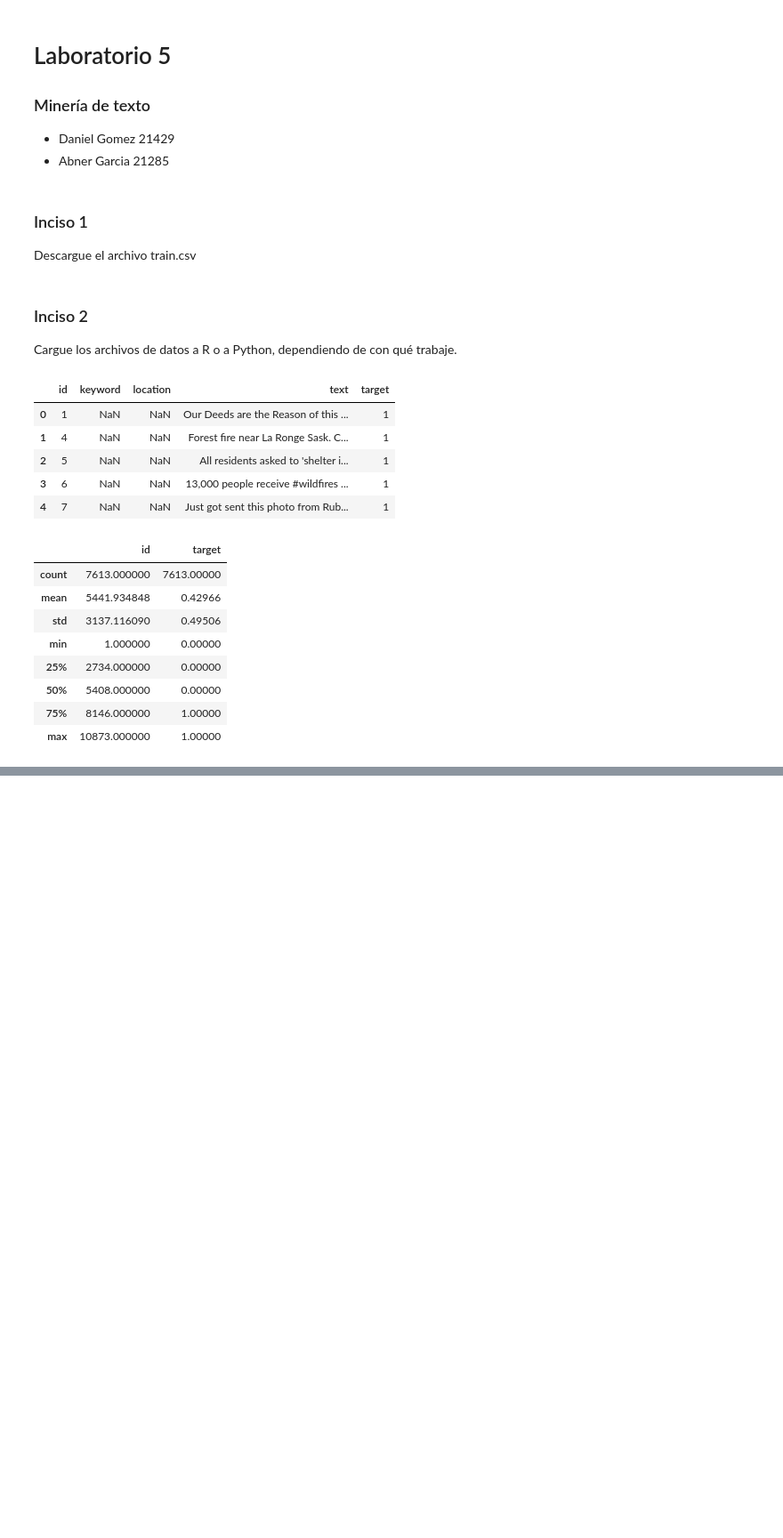
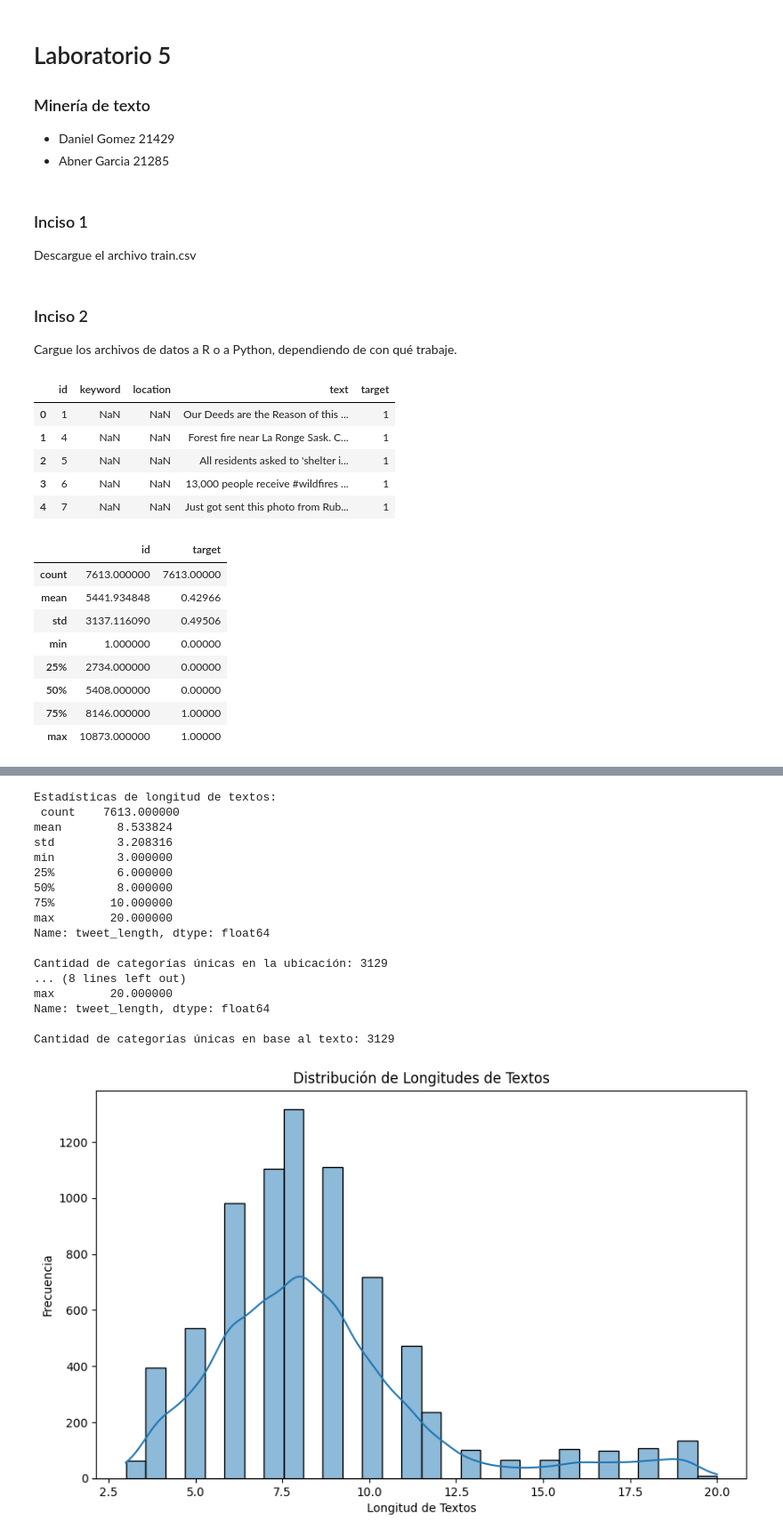
Before and after one commit to JDgomez2002/data-science-labs, a Jupyter notebook: lab5/lab5.ipynb, the cells around one changed output, grey strips where cells are left out. Shown: that part at 89% size. Saved outputs shown, nothing was run; the diff lists cells and outputs as text; code cells hidden in the pictures; blank space fills up the shorter version.

```diff
--- a/lab5/lab5.ipynb
+++ b/lab5/lab5.ipynb
@@ -40,0 +59,6 @@ analysis.to_file('analysis.html')
+# %%
+# Convertir el texto a minúsculas
+train = train.apply(lambda x: x.astype(str).str.lower() if x.dtype == "object" else x)
+
+# imprimir data set
+print(train)
@@ -40,0 +120,11 @@ analysis.to_file('analysis.html')
+# %%
+# Obteneniendo estadísticas sobre las longitudes de los textos en la columna "keyword"
+train['tweet_length'] = train['text'].apply(len)  # Agregando una columna con las longitudes de los textos
+text_stats = train['tweet_length'].describe()
+
+# Obteneniedo la cantidad de categorías únicas en la columna "location"
+location_unique_count = train['location'].nunique()
+
+# Imprimiendo las estadísticas de longitud de textos y la cantidad de categorías únicas en la ubicación
+print("Estadísticas de longitud de textos:\n", text_stats)
+print("\nCantidad de categorías únicas en base al texto:", location_unique_count)
@@ -40,0 +146,63 @@ analysis.to_file('analysis.html')
+# %%
+%matplotlib inline
+# Obteneniendo estadísticas sobre las longitudes de los textos en la columna "keyword"
+train['tweet_length'] = train['keyword'].apply(len)  # Agregando una columna con las longitudes de los textos
+text_stats = train['tweet_length'].describe() # Obteniendo estadísticas sobre las longitudes de los textos en la columna "keyword"
+
+# Obteneniedo la cantidad de categorías únicas en la columna "location"
+location_unique_count = train['location'].nunique()
+
+# Imprimiendo las estadísticas de longitud de textos y la cantidad de categorías únicas en la ubicación
+print("Estadísticas de longitud de textos:\n", text_stats)
+print("\nCantidad de categorías únicas en la ubicación:", location_unique_count)
+
+# Obteneniedo la cantidad de categorías únicas en la columna "location"
+location_unique_count = train['location'].nunique()
+
+# Imprimiendo las estadísticas de longitud de textos y la cantidad de categorías únicas en la ubicación
+print("Estadísticas de longitud de textos:\n", text_stats)
+print("\nCantidad de categorías únicas en base al texto:", location_unique_count)
+
+
+# Gráfico de histograma de longitudes de textos
+plt.figure(figsize=(10, 6))
+sns.histplot(train['tweet_length'], bins=30, kde=True)
+plt.title('Distribución de Longitudes de Textos')
+plt.xlabel('Longitud de Textos')
+plt.ylabel('Frecuencia')
+plt.show()
+
+
+# Calcular la frecuencia de las palabras clave
+keyword_freq = train['keyword'].value_counts()
+
+# Seleccionar las palabras clave más frecuentes.
+top_keywords = keyword_freq.head(30)
+
+# Crear un gráfico de barras de las palabras clave más frecuentes
+plt.figure(figsize=(10, 6))
+sns.barplot(x=top_keywords.values, y=top_keywords.index)
+plt.title('Palabras Clave Más Frecuentes')
+plt.xlabel('Frecuencia')
+plt.ylabel('Palabra Clave')
+plt.tight_layout()
+plt.show()
+# %% [output]
+Estadísticas de longitud de textos:
+ count    7613.000000
+mean        8.533824
+std         3.208316
+min         3.000000
+25%         6.000000
+50%         8.000000
+75%        10.000000
+max        20.000000
+Name: tweet_length, dtype: float64
+
+Cantidad de categorías únicas en la ubicación: 3129
+... (8 lines left out)
+max        20.000000
+Name: tweet_length, dtype: float64
+
+Cantidad de categorías únicas en base al texto: 3129
+[figure, added]
```
Also changed, not shown: parts of 11 cells of this notebook, 1 other file.
